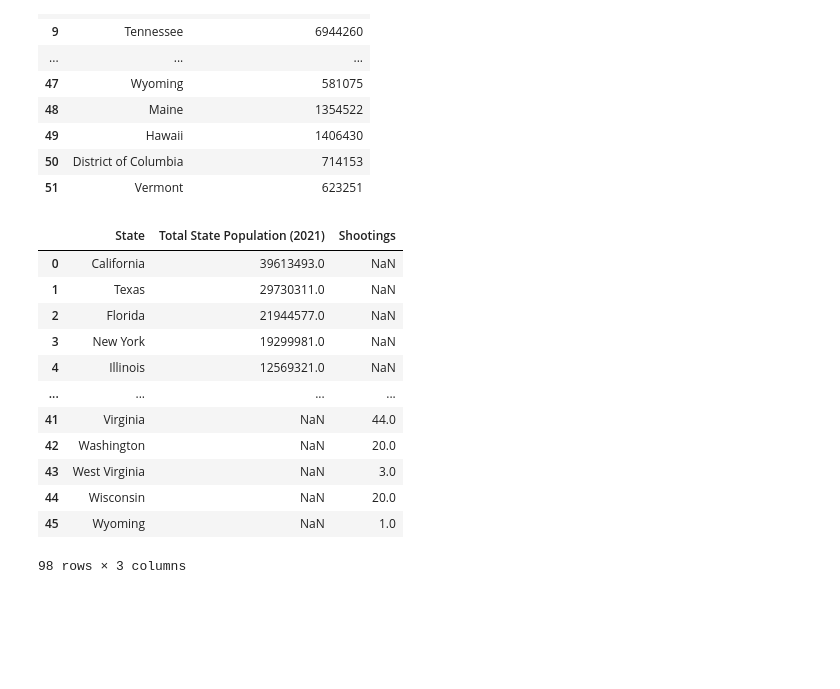
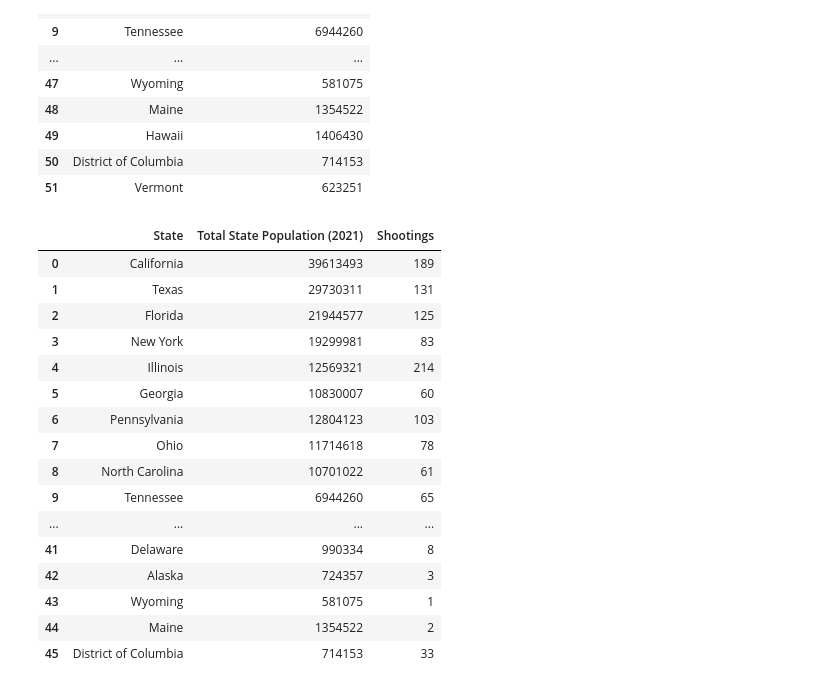
Before and after one commit to panxolopez/proyecto_mineria, a Jupyter notebook: proyecto_data1621.ipynb, the cells around one changed output. Saved outputs shown, nothing was run; the diff lists cells and outputs as text; code cells hidden in the pictures; blank space fills up the shorter version.

Commit message:
shootings

```diff
--- a/proyecto_data1621.ipynb
+++ b/proyecto_data1621.ipynb
@@ -223,19 +223,23 @@ pop_states
 | 50 | District of Columbia | 714153 |
 | 51 | Vermont | 623251 |
 # %%
-states_pop_shoots= pd.concat([pop_states,states])
+states_pop_shoots= pd.merge(pop_states,states, on=["State"])
 states_pop_shoots
 # %% [output]
 |  | State | Total State Population (2021) | Shootings |
-| 0 | California | 39613493.0 | NaN |
-| 1 | Texas | 29730311.0 | NaN |
-| 2 | Florida | 21944577.0 | NaN |
-| 3 | New York | 19299981.0 | NaN |
-| 4 | Illinois | 12569321.0 | NaN |
+| 0 | California | 39613493 | 189 |
+| 1 | Texas | 29730311 | 131 |
+| 2 | Florida | 21944577 | 125 |
+| 3 | New York | 19299981 | 83 |
+| 4 | Illinois | 12569321 | 214 |
+| 5 | Georgia | 10830007 | 60 |
+| 6 | Pennsylvania | 12804123 | 103 |
+| 7 | Ohio | 11714618 | 78 |
+| 8 | North Carolina | 10701022 | 61 |
+| 9 | Tennessee | 6944260 | 65 |
 | ... | ... | ... | ... |
-| 41 | Virginia | NaN | 44.0 |
-| 42 | Washington | NaN | 20.0 |
-| 43 | West Virginia | NaN | 3.0 |
-| 44 | Wisconsin | NaN | 20.0 |
-| 45 | Wyoming | NaN | 1.0 |
+| 41 | Delaware | 990334 | 8 |
+| 42 | Alaska | 724357 | 3 |
+| 43 | Wyoming | 581075 | 1 |
+| 44 | Maine | 1354522 | 2 |
+| 45 | District of Columbia | 714153 | 33 |
-98 rows × 3 columns
```
Also changed, not shown: parts of 13 cells of this notebook, 2 other files.
